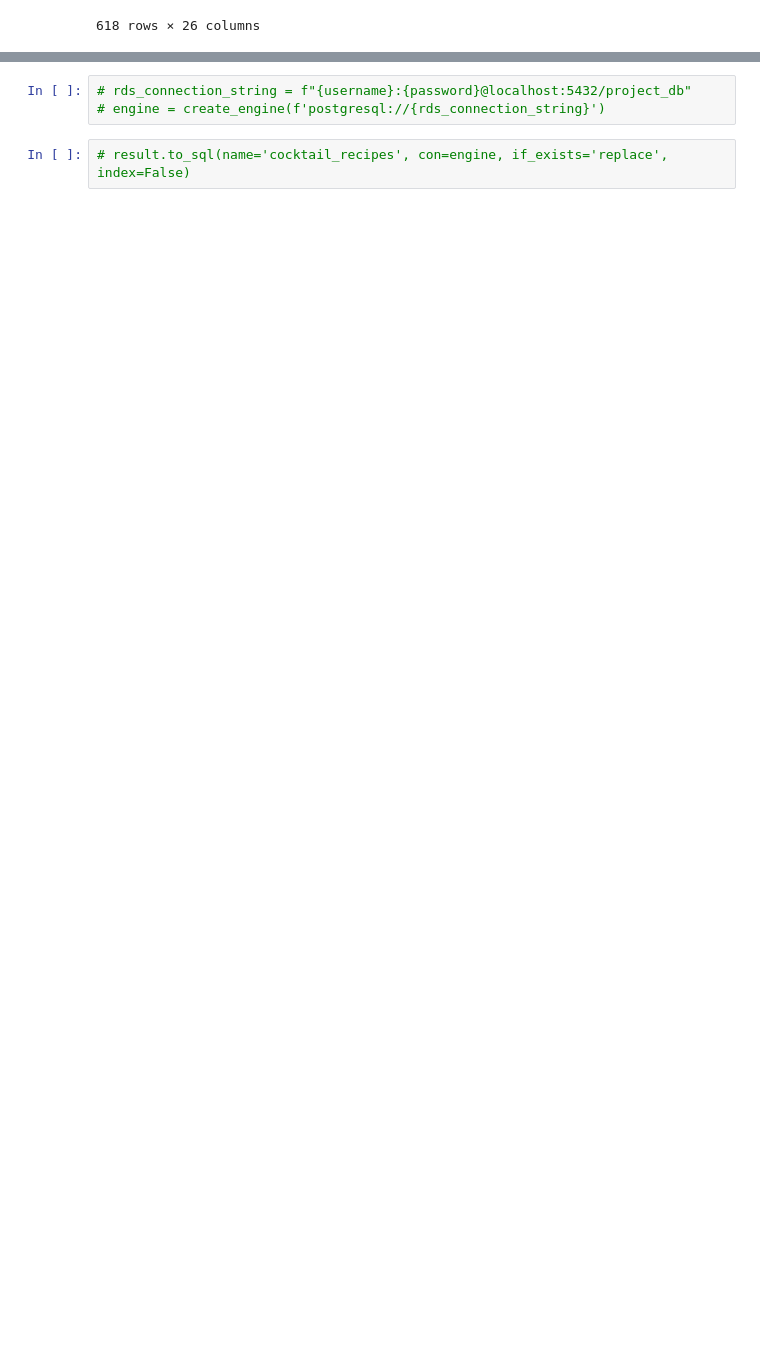
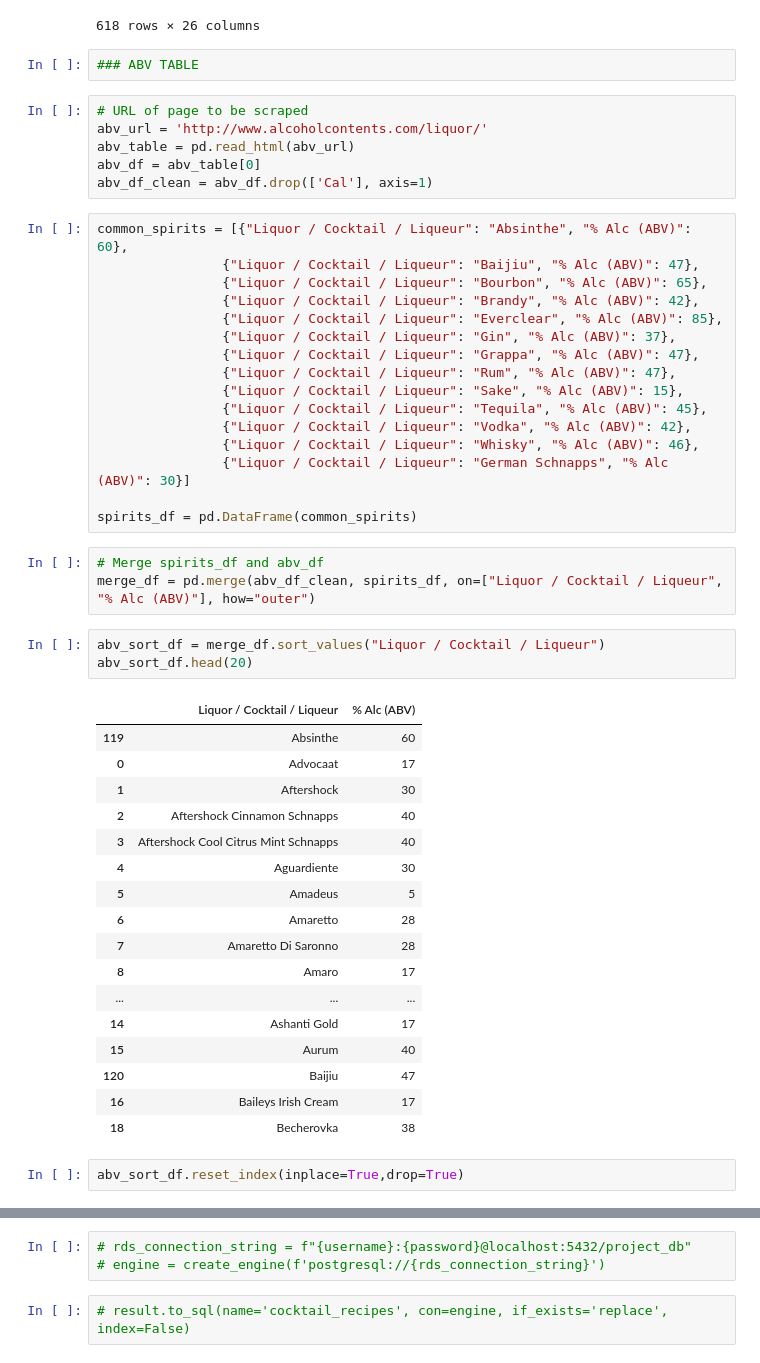
Before and after one commit to rclassit/Project-2, a Jupyter notebook: Cocktail Recipe Data Cleaning 2.ipynb, the cells around one changed output, grey strips where cells are left out. Saved outputs shown, nothing was run; the diff lists cells and outputs as text; blank space fills up the shorter version.

```diff
--- a/Cocktail Recipe Data Cleaning 2.ipynb
+++ b/Cocktail Recipe Data Cleaning 2.ipynb
@@ -200,3 +200,53 @@ result
 | 616 | 14029 | 57 Chevy with a White License Plate | Creme de Cacao | Vodka | None | None | None | ... |
 | 617 | 17246 | Empellón Cocina's Fat-Washed Mezcal | Mezcal | Chocolate liqueur | Coffee liqueur | None | None | ... |
 618 rows × 26 columns
+# %%
+### ABV TABLE
+# %%
+# URL of page to be scraped
+abv_url = 'http://www.alcoholcontents.com/liquor/'
+abv_table = pd.read_html(abv_url)
+abv_df = abv_table[0]
+abv_df_clean = abv_df.drop(['Cal'], axis=1)
+# %%
+common_spirits = [{"Liquor / Cocktail / Liqueur": "Absinthe", "% Alc (ABV)": 60},
+                {"Liquor / Cocktail / Liqueur": "Baijiu", "% Alc (ABV)": 47},
+                {"Liquor / Cocktail / Liqueur": "Bourbon", "% Alc (ABV)": 65},
+                {"Liquor / Cocktail / Liqueur": "Brandy", "% Alc (ABV)": 42},
+                {"Liquor / Cocktail / Liqueur": "Everclear", "% Alc (ABV)": 85},
+                {"Liquor / Cocktail / Liqueur": "Gin", "% Alc (ABV)": 37},
+                {"Liquor / Cocktail / Liqueur": "Grappa", "% Alc (ABV)": 47},
+                {"Liquor / Cocktail / Liqueur": "Rum", "% Alc (ABV)": 47},
+                {"Liquor / Cocktail / Liqueur": "Sake", "% Alc (ABV)": 15},
+                {"Liquor / Cocktail / Liqueur": "Tequila", "% Alc (ABV)": 45},
+                {"Liquor / Cocktail / Liqueur": "Vodka", "% Alc (ABV)": 42},
+                {"Liquor / Cocktail / Liqueur": "Whisky", "% Alc (ABV)": 46},
+                {"Liquor / Cocktail / Liqueur": "German Schnapps", "% Alc (ABV)": 30}]
+
+spirits_df = pd.DataFrame(common_spirits)
+# %%
+# Merge spirits_df and abv_df
+merge_df = pd.merge(abv_df_clean, spirits_df, on=["Liquor / Cocktail / Liqueur", "% Alc (ABV)"], how="outer")
+# %%
+abv_sort_df = merge_df.sort_values("Liquor / Cocktail / Liqueur")
+abv_sort_df.head(20)
+# %% [output]
+|  | Liquor / Cocktail / Liqueur | % Alc (ABV) |
+| 119 | Absinthe | 60 |
+| 0 | Advocaat | 17 |
+| 1 | Aftershock | 30 |
+| 2 | Aftershock Cinnamon Schnapps | 40 |
+| 3 | Aftershock Cool Citrus Mint Schnapps | 40 |
+| 4 | Aguardiente | 30 |
+| 5 | Amadeus | 5 |
+| 6 | Amaretto | 28 |
+| 7 | Amaretto Di Saronno | 28 |
+| 8 | Amaro | 17 |
+| ... | ... | ... |
+| 14 | Ashanti Gold | 17 |
+| 15 | Aurum | 40 |
+| 120 | Baijiu | 47 |
+| 16 | Baileys Irish Cream | 17 |
+| 18 | Becherovka | 38 |
+# %%
+abv_sort_df.reset_index(inplace=True,drop=True)
```
Also changed, not shown: parts of 5 cells of this notebook.
